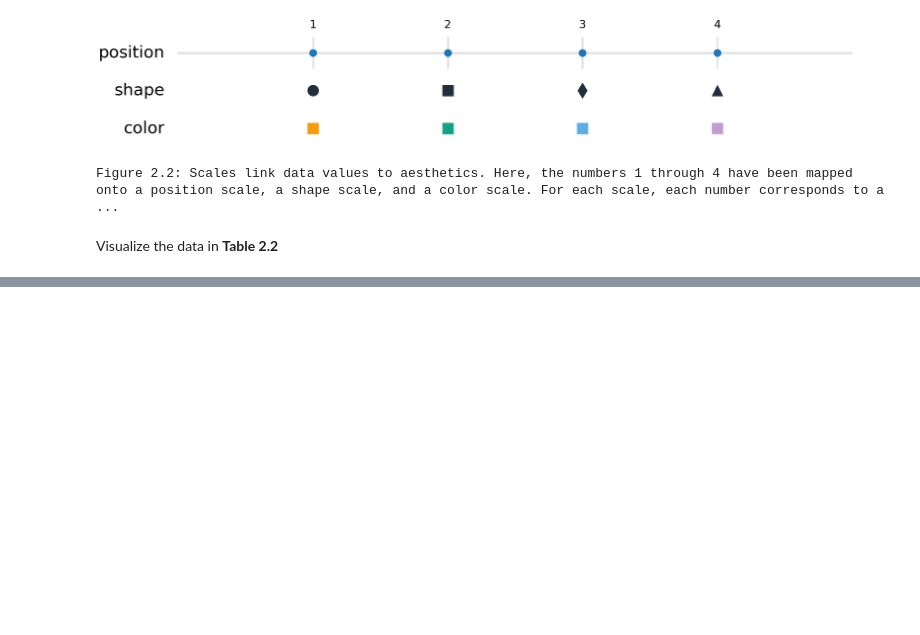
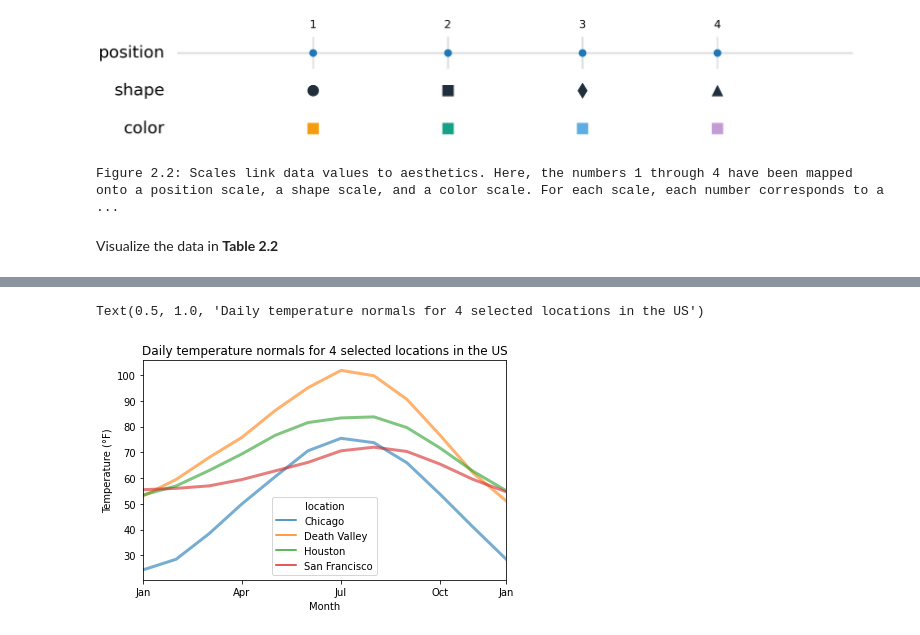
Before and after one commit to hnguyentt/dataviz-python, a Jupyter notebook: 1.From_data_to_viz/2.Mapping_data_onto_aesthetics.ipynb, the cells around one changed output, grey strips where cells are left out. Drawn from its saved outputs; the diff is of its cells as text; code cells hidden in the pictures; blank space fills up the shorter version.

Commit message:
Finish 02.mapping data on aesthetics

```diff
--- a/1.From_data_to_viz/2.Mapping_data_onto_aesthetics.ipynb
+++ b/1.From_data_to_viz/2.Mapping_data_onto_aesthetics.ipynb
@@ -164,0 +150,14 @@ datetime.timedelta(-9, 58072)
+# %%
+table2_2 = pd.read_csv("../data/resources/ncdc_normals.tsv",sep="\t")
+table2_2['location'] = table2_2['station_id'].map({
+    "USW00014819": 'Chicago',
+    "USW00093107": 'San Francisco',
+    "USW00012918": 'Houston',
+    "USC00042319": 'Death Valley',
+})
+table2_2.dropna(inplace=True)
+table2_2.sort_values(by=["month", "day"],inplace=True)
+table2_2 = table2_2[['month', 'day', 'location', 'station_id', 'temperature']]
+table2_2.reset_index(drop=True,inplace=True)
+table2_2['temperature'] = table2_2['temperature'].astype(int)
+table2_2.head()
@@ -164,0 +171,14 @@ datetime.timedelta(-9, 58072)
+# %%
+import seaborn as sns
+temp_by_month = table2_2.groupby(['month', 'location']).mean().reset_index()
+sns.lineplot(x="month", y="temperature", data=temp_by_month, hue="location", linewidth=3, alpha=0.6)
+
+plt.xlim(1,12)
+plt.xticks([1,4,7,10,12],["Jan","Apr","Jul","Oct", "Jan"])
+plt.xlabel("Month")
+
+plt.ylabel("Temperature (°F)")
+plt.title("Daily temperature normals for 4 selected locations in the US")
+# %% [output]
+Text(0.5, 1.0, 'Daily temperature normals for 4 selected locations in the US')
+[figure, added]
```
Also changed, not shown: parts of 9 cells of this notebook, 2 other files.
